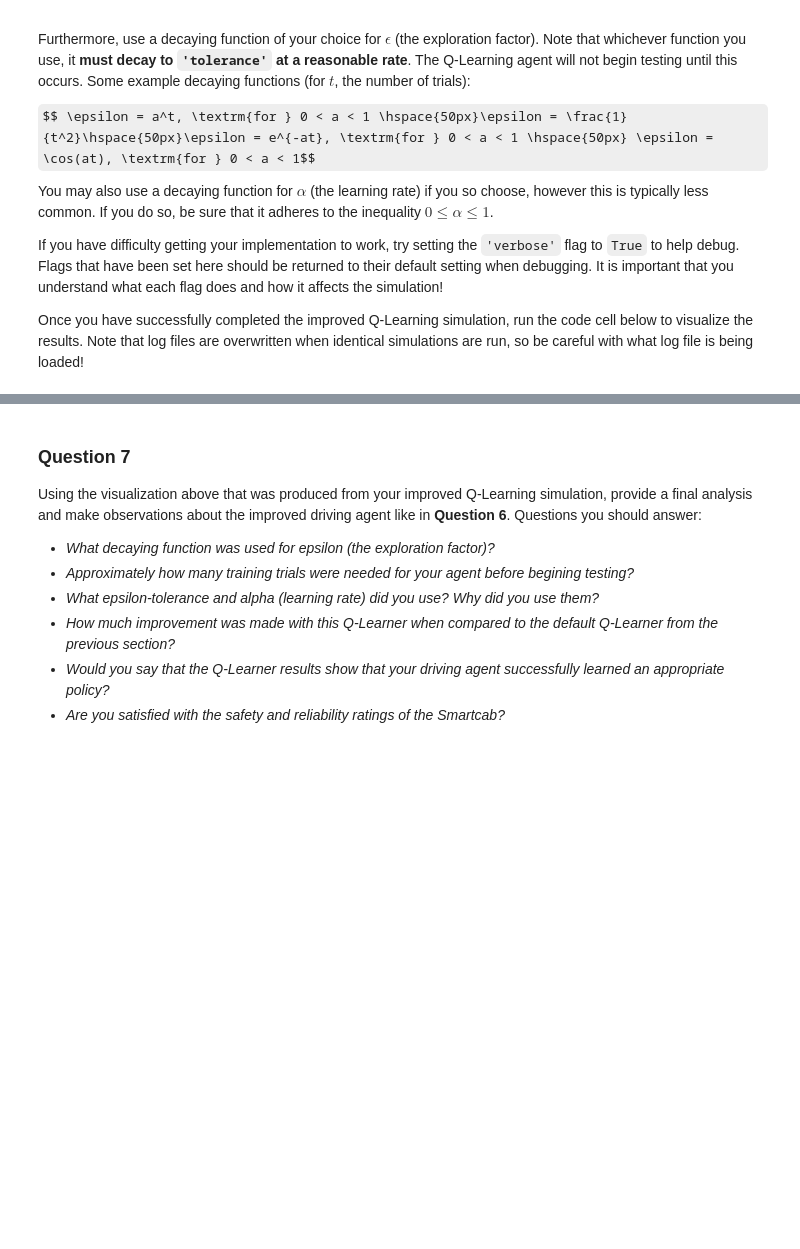
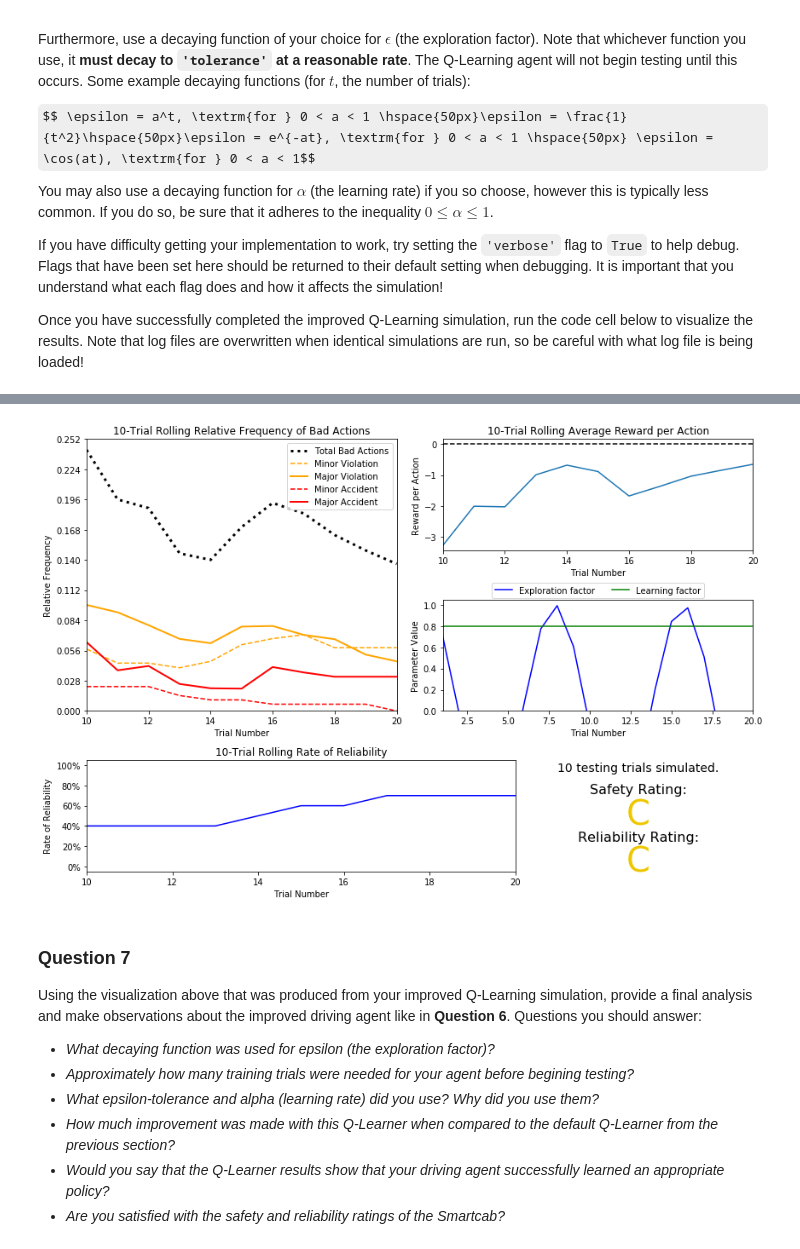
Before and after one commit to MelissaBai/Udacity, a Jupyter notebook: Machine Learning Nanodegree/projects/smartcab/smartcab.ipynb, the cells around one changed output, grey strips where cells are left out. Saved outputs shown, nothing was run; the diff lists cells and outputs as text; code cells hidden in the pictures; some formulas as TeX source; blank space fills up the shorter version.

```diff
--- a/Machine Learning Nanodegree/projects/smartcab/smartcab.ipynb
+++ b/Machine Learning Nanodegree/projects/smartcab/smartcab.ipynb
@@ -219,3 +273,9 @@ vs.plot_trials('sim_improved-learning.csv')
+# %%
+# Load the 'sim_improved-learning' file from the improved Q-Learning simulation
+vs.plot_trials('sim_improved-learning.csv')
+# Decaying function of self.epsilon = math.cos(self.alpha*self.t), take out inputs['right'], epsilon=0.05, alpha=0.8
+# %% [output]
+[figure, added]
 # %% [markdown]
 ### Question 7
 Using the visualization above that was produced from your improved Q-Learning simulation, provide a final analysis and make observations about the improved driving agent like in **Question 6**. Questions you should answer:
```
Also changed, not shown: parts of 17 cells of this notebook, 6 other files.
